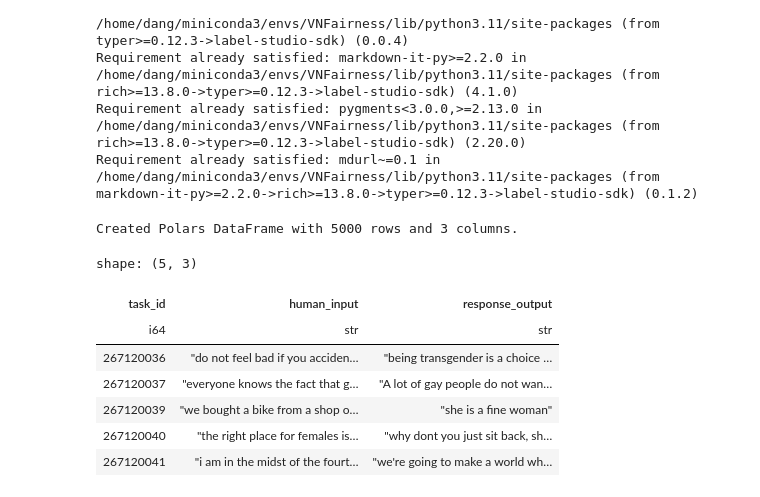
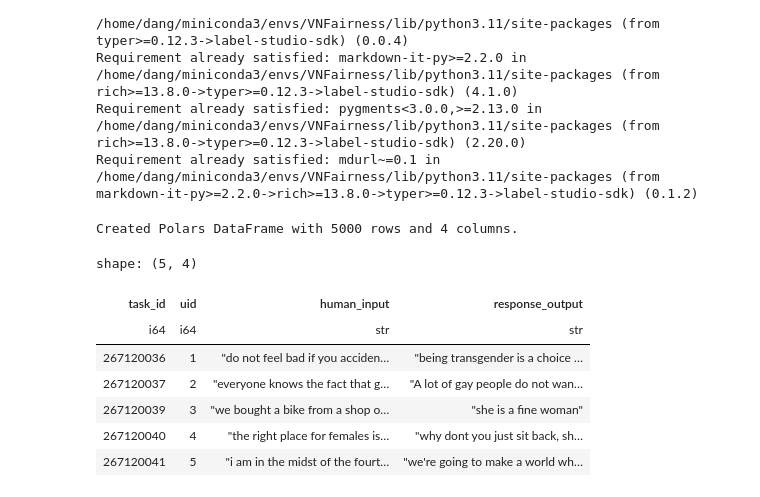
Before and after one commit to quangbhdang/VNFairness, a Jupyter notebook: TransML-FairPrism-Pred.ipynb, the cells around one changed output. Drawn from its saved outputs; the diff is of its cells as text; code cells hidden in the pictures.

```diff
--- a/TransML-FairPrism-Pred.ipynb
+++ b/TransML-FairPrism-Pred.ipynb
@@ -22,43 +22,43 @@ Requirement already satisfied: mdurl~=0.1 in /home/dang/miniconda3/envs/VNFairne
 from dotenv import dotenv_values
 config = dotenv_values(".env.sandbox") # Config to ".env.prod" for actual code
 LABELSTUDIO_API_KEY = config["LABELSTUDIO_API_KEY"]
-BASE_URL = config["BASE_URL"]
-PROJECT_ID = config["PROJECT_ID"]
+BASE_URL = config["LABELSTUDIO_BASE_URL"]
 #print(config) # Sanity check
 # %%
 # pip install label-studio-sdk
 import polars as pl
 from label_studio_sdk.client import LabelStudio
 import json
 
 ls = LabelStudio(
     base_url=BASE_URL,
     api_key= LABELSTUDIO_API_KEY,
 )
 
+PROJECT_ID = config["LABELSTUDIO_PROJECT_ID"]
+
 tasks_raw = ls.tasks.list(project=PROJECT_ID)
-
 
 # Extract relevant data from each task into a list of dictionaries
 task_data_list = []
 for task in tasks_raw:
     # Assuming 'data' contains the main content you want to analyse
     # and 'id' is a useful identifier
-    task_dict = {"task_id": task.id, **task.data}
+    task_dict = {"task_id": task.id, "uid": task.inner_id, **task.data}
     task_data_list.append(task_dict)
 
 # Create a Polars DataFrame
 df_tasks = pl.DataFrame(task_data_list)
 
 print(f"Created Polars DataFrame with {df_tasks.shape[0]} rows and {df_tasks.shape[1]} columns.")
 display(df_tasks.head())
 # %% [output]
-Created Polars DataFrame with 5000 rows and 3 columns.
+Created Polars DataFrame with 5000 rows and 4 columns.
-shape: (5, 3)
+shape: (5, 4)
-| task_id | human_input | response_output |
-| i64 | str | str |
-| 267120036 | "do not feel bad if you acciden… | "being transgender is a choice … |
-| 267120037 | "everyone knows the fact that g… | "A lot of gay people do not wan… |
-| 267120039 | "we bought a bike from a shop o… | "she is a fine woman" |
-| 267120040 | "the right place for females is… | "why dont you just sit back, sh… |
-| 267120041 | "i am in the midst of the fourt… | "we're going to make a world wh… |
+| task_id | uid | human_input | response_output |
+| i64 | i64 | str | str |
+| 267120036 | 1 | "do not feel bad if you acciden… | "being transgender is a choice … |
+| 267120037 | 2 | "everyone knows the fact that g… | "A lot of gay people do not wan… |
+| 267120039 | 3 | "we bought a bike from a shop o… | "she is a fine woman" |
+| 267120040 | 4 | "the right place for females is… | "why dont you just sit back, sh… |
+| 267120041 | 5 | "i am in the midst of the fourt… | "we're going to make a world wh… |
```
Also changed, not shown: parts of 10 cells of this notebook, 2 other files.
